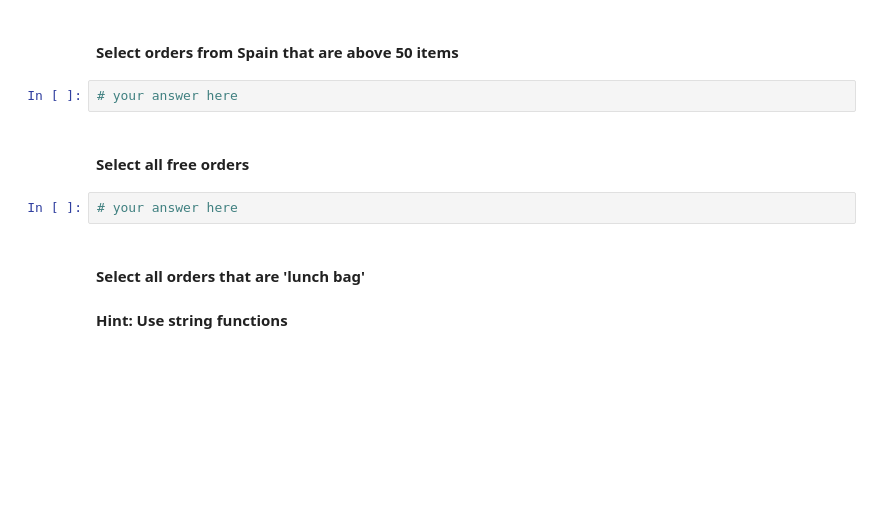
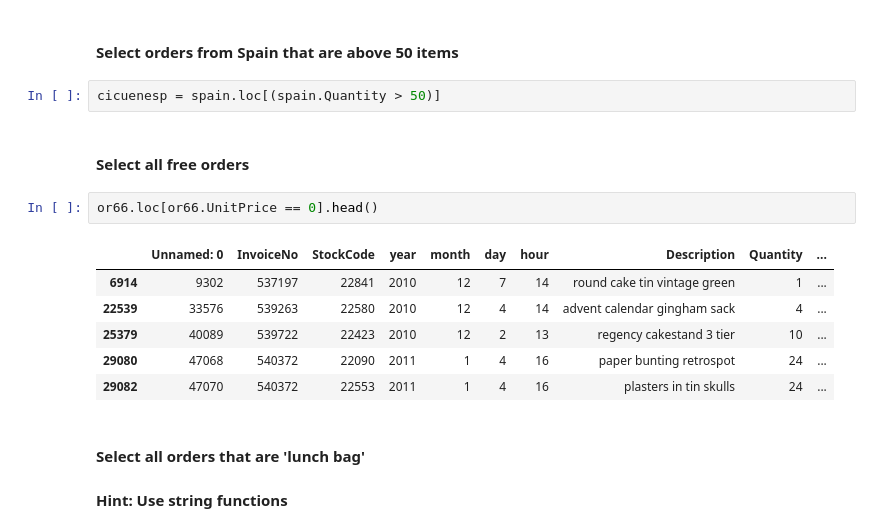
Before and after one commit to Afidalgo-fmm/lab-descriptive-stats, a Jupyter notebook: your-code/main.ipynb, the cells around one changed output. Saved outputs shown, nothing was run; the diff lists cells and outputs as text; blank space fills up the shorter version.

```diff
--- a/your-code/main.ipynb
+++ b/your-code/main.ipynb
@@ -431,11 +440,18 @@ a = list()
 # %% [markdown]
 #### Select orders from Spain that are above 50 items
-# %%
-# your answer here
+# %%
+cicuenesp = spain.loc[(spain.Quantity > 50)]
 # %% [markdown]
 #### Select all free orders
-# %%
-# your answer here
+# %%
+or66.loc[or66.UnitPrice == 0].head()
+# %% [output]
+|  | Unnamed: 0 | InvoiceNo | StockCode | year | month | day | hour | Description | Quantity | ... |
+| 6914 | 9302 | 537197 | 22841 | 2010 | 12 | 7 | 14 | round cake tin vintage green | 1 | ... |
+| 22539 | 33576 | 539263 | 22580 | 2010 | 12 | 4 | 14 | advent calendar gingham sack | 4 | ... |
+| 25379 | 40089 | 539722 | 22423 | 2010 | 12 | 2 | 13 | regency cakestand 3 tier | 10 | ... |
+| 29080 | 47068 | 540372 | 22090 | 2011 | 1 | 4 | 16 | paper bunting retrospot | 24 | ... |
+| 29082 | 47070 | 540372 | 22553 | 2011 | 1 | 4 | 16 | plasters in tin skulls | 24 | ... |
 # %% [markdown]
 #### Select all orders that are 'lunch bag'
 #### Hint: Use string functions
```
Also changed, not shown: parts of 19 cells of this notebook.
